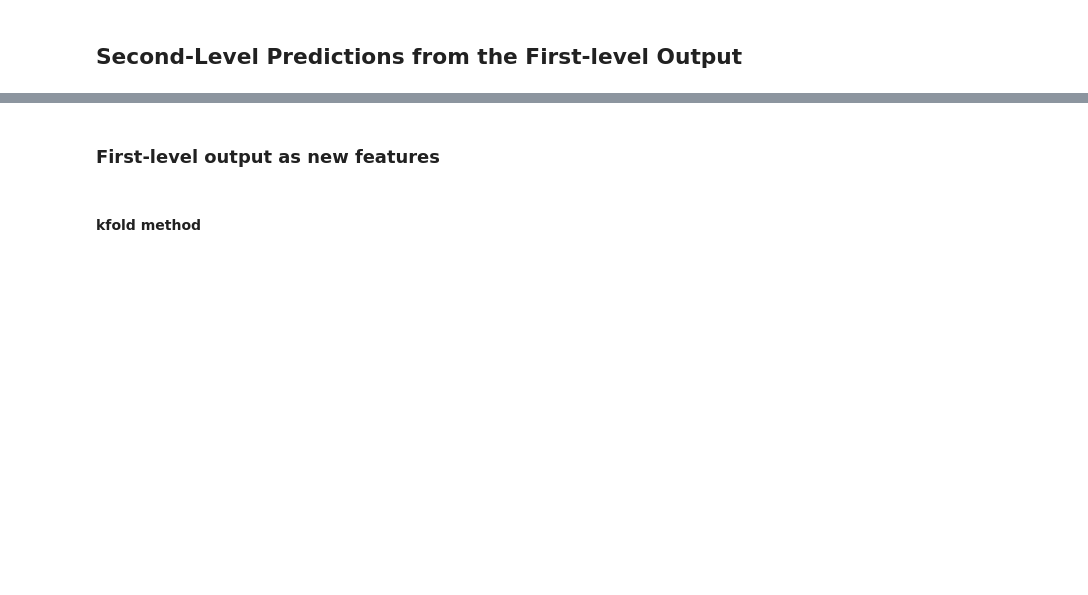
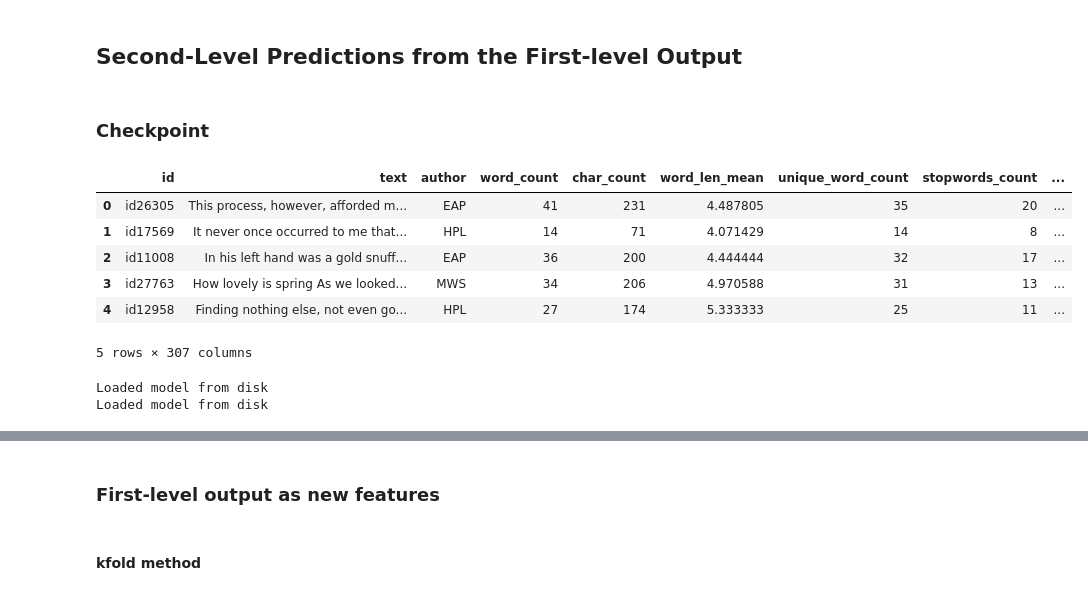
Before and after one commit to GuidoPaul/KaggleCompetitions, a Jupyter notebook: Spooky_Author_Identification/src/main3.ipynb, the cells around one changed output, grey strips where cells are left out. Cells and saved outputs as stored; diff of their text form; code cells hidden in the pictures; blank space fills up the shorter version.

```diff
--- a/Spooky_Author_Identification/src/main3.ipynb
+++ b/Spooky_Author_Identification/src/main3.ipynb
@@ -1223,7 +1304,7 @@ test = pd.concat([test, pd.DataFrame(rf_oof_tfw_test, index=test.index, columns=
 # %% [markdown]
 ### models using char Count features
 # %%
-#lr_oof_ctc_train, lr_oof_ctc_test = get_oof(lr, ctc_train, y_train, ctc_test)       # 0.506, 444.44s
+lr_oof_ctc_train, lr_oof_ctc_test = get_oof(lr, ctc_train, y_train, ctc_test)       # 0.506, 444.44s
 mnb_oof_ctc_train, mnb_oof_ctc_test = get_oof(mnb, ctc_train, y_train, ctc_test)    # 3.715, 6.70s
 rf_oof_ctc_train, rf_oof_ctc_test = get_oof(rf, ctc_train, y_train, ctc_test)       # 1.044, 158.94s
 
@@ -1234,6 +1316,10 @@ Mean cv score: 1.0436222830449036
 Training is complete
 # %%
 # add the predictions as new features
+columns = ['lr_oof_ctc_eap', 'lr_oof_ctc_hpl', 'lr_oof_ctc_mws']
+train = pd.concat([train, pd.DataFrame(lr_oof_ctc_train, index=train.index, columns=columns)], axis=1)
+test = pd.concat([test, pd.DataFrame(lr_oof_ctc_test, index=test.index, columns=columns)], axis=1)
+
 columns = ['mnb_oof_ctc_eap', 'mnb_oof_ctc_hpl', 'mnb_oof_ctc_mws']
 train = pd.concat([train, pd.DataFrame(mnb_oof_ctc_train, index=train.index, columns=columns)], axis=1)
 test = pd.concat([test, pd.DataFrame(mnb_oof_ctc_test, index=test.index, columns=columns)], axis=1)
@@ -1270,6 +1356,7 @@ test = pd.concat([test, pd.DataFrame(rf_oof_tfc_test, index=test.index, columns=
 # %% [markdown]
 ### models using Sentence vector features
 # %%
-#mnb_oof_sve_train, mnb_oof_sve_test = get_oof(mnb, sve_train, y_train, sve_test)  # non-negative
-lr_oof_sve_train, lr_oof_sve_test = get_oof(lr, sve_train, y_train, sve_test)
+lr_oof_sve_train, lr_oof_sve_test = get_oof(lr, sve_train, y_train, sve_test)       # 0.762, 15.06s
+#mnb_oof_sve_train, mnb_oof_sve_test = get_oof(mnb, sve_train, y_train, sve_test)   # non-negative
+rf_oof_sve_train, rf_oof_sve_test = get_oof(rf, sve_train, y_train, sve_test)       # 0.967, 14.35s
 # %% [output]
@@ -1295,2 +1396,42 @@ Confusion matrix, without normalization
 # %% [markdown]
 ## Second-Level Predictions from the First-level Output
+# %% [markdown]
+### Checkpoint
+# %%
+train.to_pickle('train.pkl')
+test.to_pickle('test.pkl')
+#train = pd.read_pickle('train.pkl')
+#test = pd.read_pickle('test.pkl')
+
+train.head()
+# %% [output]
+|  | id | text | author | word_count | char_count | word_len_mean | unique_word_count | stopwords_count | ... |
+| 0 | id26305 | This process, however, afforded m... | EAP | 41 | 231 | 4.487805 | 35 | 20 | ... |
+| 1 | id17569 | It never once occurred to me that... | HPL | 14 | 71 | 4.071429 | 14 | 8 | ... |
+| 2 | id11008 | In his left hand was a gold snuff... | EAP | 36 | 200 | 4.444444 | 32 | 17 | ... |
+| 3 | id27763 | How lovely is spring As we looked... | MWS | 34 | 206 | 4.970588 | 31 | 13 | ... |
+| 4 | id12958 | Finding nothing else, not even go... | HPL | 27 | 174 | 5.333333 | 25 | 11 | ... |
+5 rows × 307 columns
+# %%
+# load json and create model
+json_file = open('model.json', 'r')
+loaded_model_json = json_file.read()
+json_file.close()
+loaded_model = model_from_json(loaded_model_json)
+loaded_model.compile(loss='categorical_crossentropy', optimizer='adam', metrics=['accuracy'])
+# load weights into new model
+loaded_model.load_weights("model.h5")
+print("Loaded model from disk")
+
+# load json and create model
+json2_file = open('model2.json', 'r')
+loaded_model2_json = json2_file.read()
+json2_file.close()
+loaded_model2 = model_from_json(loaded_model2_json)
+loaded_model2.compile(loss='categorical_crossentropy', optimizer='adam', metrics=['accuracy'])
+# load weights into new model
+loaded_model2.load_weights("model2.h5")
+print("Loaded model from disk")
+# %% [output]
+Loaded model from disk
+Loaded model from disk
```
Also changed, not shown: parts of 46 cells of this notebook, 1 other file.
